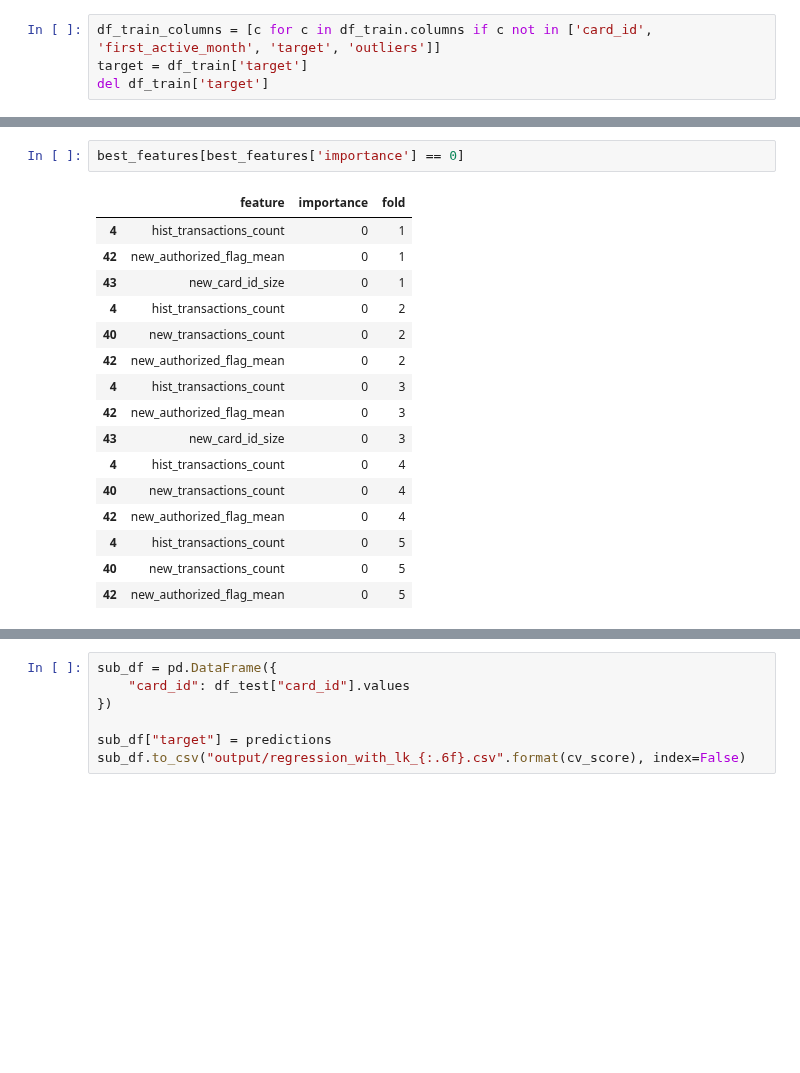
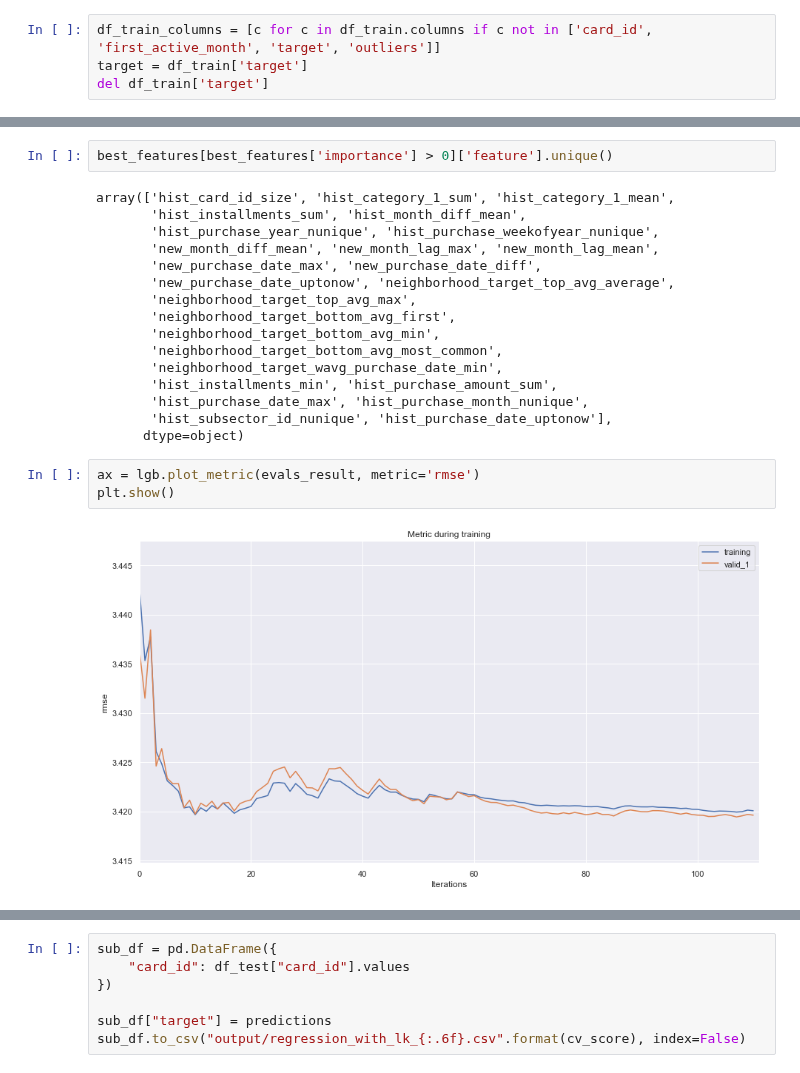
Before and after one commit to Zol-S/kaggle, a Jupyter notebook: Elo Merchant Category Recommendation/3.12_LynxKite_feature_boosting_and_LightGBM_with_StratifiedKFold.ipynb, the cells around one changed output, grey strips where cells are left out. Saved outputs shown, nothing was run; the diff lists cells and outputs as text; blank space fills up the shorter version.

```diff
--- a/Elo Merchant Category Recommendation/3.12_LynxKite_feature_boosting_and_LightGBM_with_StratifiedKFold.ipynb
+++ b/Elo Merchant Category Recommendation/3.12_LynxKite_feature_boosting_and_LightGBM_with_StratifiedKFold.ipynb
@@ -410,19 +435,23 @@ plt.savefig('lgbm_importances.png')
 # %%
-best_features[best_features['importance'] == 0]
+best_features[best_features['importance'] > 0]['feature'].unique()
 # %% [output]
-|  | feature | importance | fold |
-| 4 | hist_transactions_count | 0 | 1 |
-| 42 | new_authorized_flag_mean | 0 | 1 |
-| 43 | new_card_id_size | 0 | 1 |
-| 4 | hist_transactions_count | 0 | 2 |
-| 40 | new_transactions_count | 0 | 2 |
-| 42 | new_authorized_flag_mean | 0 | 2 |
-| 4 | hist_transactions_count | 0 | 3 |
-| 42 | new_authorized_flag_mean | 0 | 3 |
-| 43 | new_card_id_size | 0 | 3 |
-| 4 | hist_transactions_count | 0 | 4 |
-| 40 | new_transactions_count | 0 | 4 |
-| 42 | new_authorized_flag_mean | 0 | 4 |
-| 4 | hist_transactions_count | 0 | 5 |
-| 40 | new_transactions_count | 0 | 5 |
-| 42 | new_authorized_flag_mean | 0 | 5 |
+array(['hist_card_id_size', 'hist_category_1_sum', 'hist_category_1_mean',
+       'hist_installments_sum', 'hist_month_diff_mean',
+       'hist_purchase_year_nunique', 'hist_purchase_weekofyear_nunique',
+       'new_month_diff_mean', 'new_month_lag_max', 'new_month_lag_mean',
+       'new_purchase_date_max', 'new_purchase_date_diff',
+       'new_purchase_date_uptonow', 'neighborhood_target_top_avg_average',
+       'neighborhood_target_top_avg_max',
+       'neighborhood_target_bottom_avg_first',
+       'neighborhood_target_bottom_avg_min',
+       'neighborhood_target_bottom_avg_most_common',
+       'neighborhood_target_wavg_purchase_date_min',
+       'hist_installments_min', 'hist_purchase_amount_sum',
+       'hist_purchase_date_max', 'hist_purchase_month_nunique',
+       'hist_subsector_id_nunique', 'hist_purchase_date_uptonow'],
+      dtype=object)
+# %%
+ax = lgb.plot_metric(evals_result, metric='rmse')
+plt.show()
+# %% [output]
+[figure, added]
```
Also changed, not shown: parts of 21 cells of this notebook, 1 other file.
